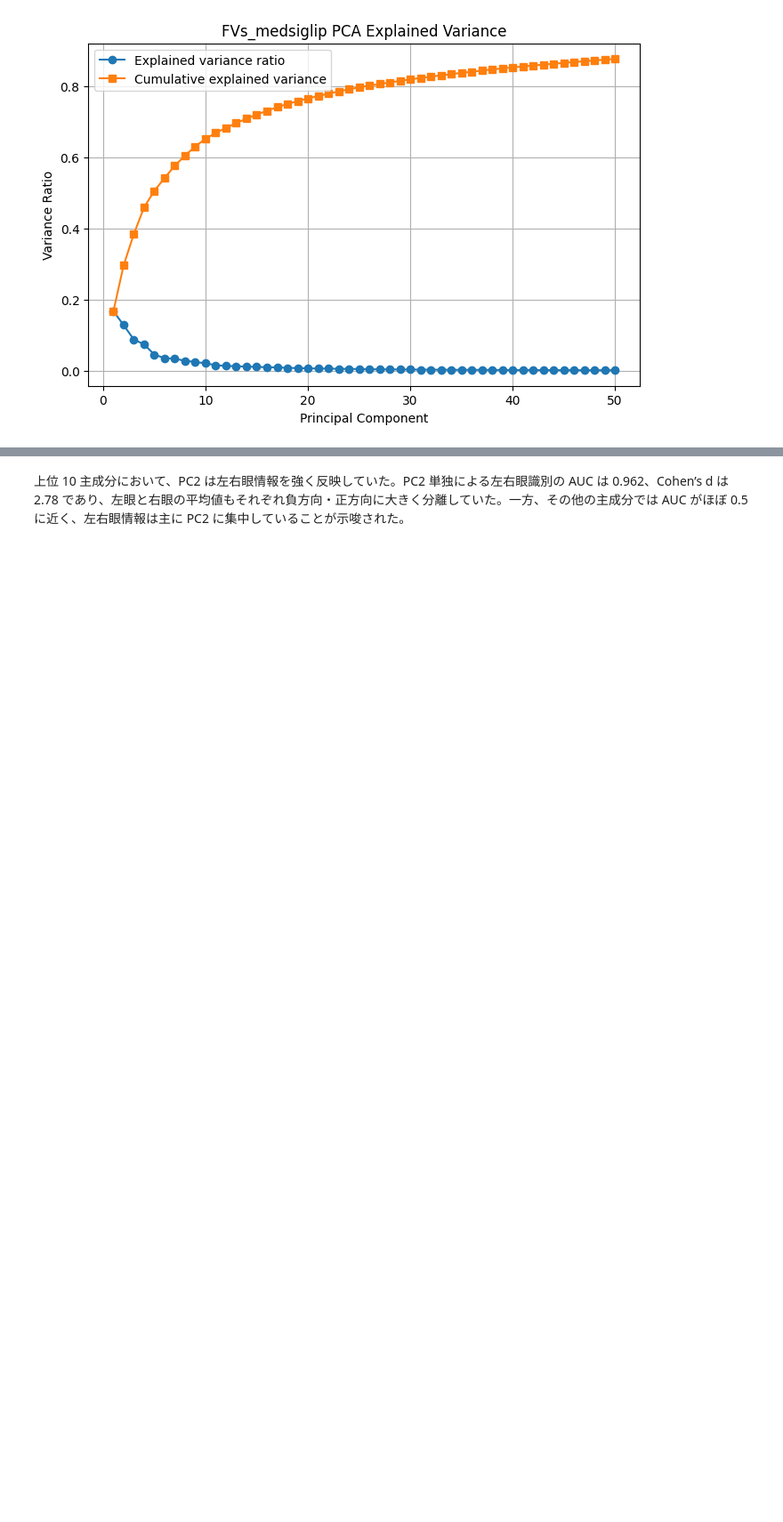
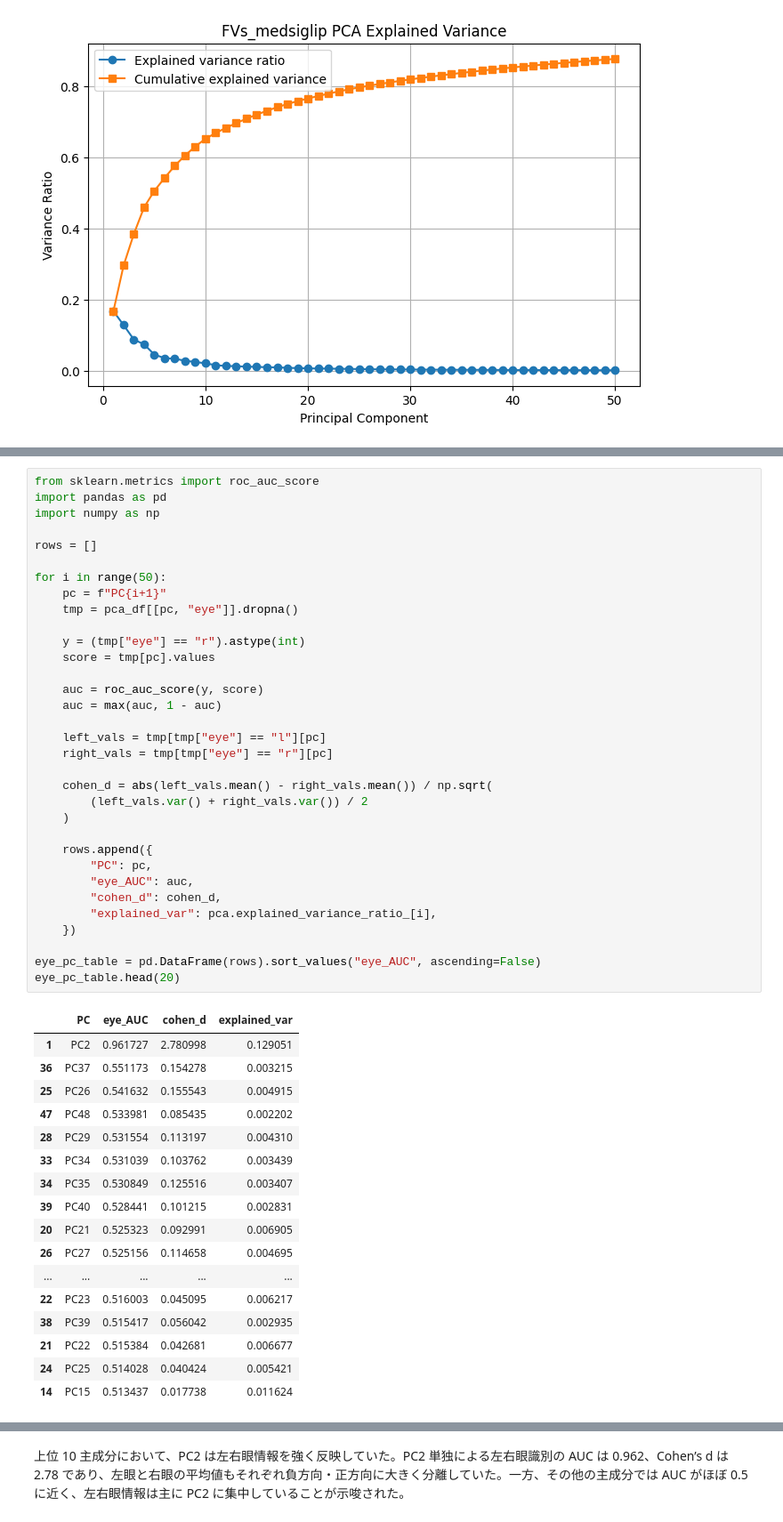
Before and after one commit to epsilonXR/test_DR, a Jupyter notebook: DR_grade_FVs_medsiglip_drvalid_PCA.ipynb, the cells around one changed output, grey strips where cells are left out. Shown at 89% size. Cells and saved outputs as stored; diff of their text form; blank space fills up the shorter version.

```diff
--- a/DR_grade_FVs_medsiglip_drvalid_PCA.ipynb
+++ b/DR_grade_FVs_medsiglip_drvalid_PCA.ipynb
@@ -99,3 +110,54 @@ print(pca_df[["image_id", "patient_id", "eye", "eye_DR_Level", "PC1", "PC2", "PC
 2 -0.739971   3.196414 -6.387399 -4.990230  2.483158  4.048167  7.233805
 3  2.729641  -1.049126 -7.565164 -2.341928  1.342725  2.669397  3.896091
 4  6.195171  11.963681  3.814471  3.014484 -0.147059 -3.875123 -1.039365
+# %%
+from sklearn.metrics import roc_auc_score
+import pandas as pd
+import numpy as np
+
+rows = []
+
+for i in range(50):
+    pc = f"PC{i+1}"
+    tmp = pca_df[[pc, "eye"]].dropna()
+
+    y = (tmp["eye"] == "r").astype(int)
+    score = tmp[pc].values
+
+    auc = roc_auc_score(y, score)
+    auc = max(auc, 1 - auc)
+
+    left_vals = tmp[tmp["eye"] == "l"][pc]
+    right_vals = tmp[tmp["eye"] == "r"][pc]
+
+    cohen_d = abs(left_vals.mean() - right_vals.mean()) / np.sqrt(
+        (left_vals.var() + right_vals.var()) / 2
+    )
+
+    rows.append({
+        "PC": pc,
+        "eye_AUC": auc,
+        "cohen_d": cohen_d,
+        "explained_var": pca.explained_variance_ratio_[i],
+    })
+
+eye_pc_table = pd.DataFrame(rows).sort_values("eye_AUC", ascending=False)
+eye_pc_table.head(20)
+# %% [output]
+|  | PC | eye_AUC | cohen_d | explained_var |
+| 1 | PC2 | 0.961727 | 2.780998 | 0.129051 |
+| 36 | PC37 | 0.551173 | 0.154278 | 0.003215 |
+| 25 | PC26 | 0.541632 | 0.155543 | 0.004915 |
+| 47 | PC48 | 0.533981 | 0.085435 | 0.002202 |
+| 28 | PC29 | 0.531554 | 0.113197 | 0.004310 |
+| 33 | PC34 | 0.531039 | 0.103762 | 0.003439 |
+| 34 | PC35 | 0.530849 | 0.125516 | 0.003407 |
+| 39 | PC40 | 0.528441 | 0.101215 | 0.002831 |
+| 20 | PC21 | 0.525323 | 0.092991 | 0.006905 |
+| 26 | PC27 | 0.525156 | 0.114658 | 0.004695 |
+| ... | ... | ... | ... | ... |
+| 22 | PC23 | 0.516003 | 0.045095 | 0.006217 |
+| 38 | PC39 | 0.515417 | 0.056042 | 0.002935 |
+| 21 | PC22 | 0.515384 | 0.042681 | 0.006677 |
+| 24 | PC25 | 0.514028 | 0.040424 | 0.005421 |
+| 14 | PC15 | 0.513437 | 0.017738 | 0.011624 |
```
Also changed, not shown: parts of 16 cells of this notebook, 3 other files.
